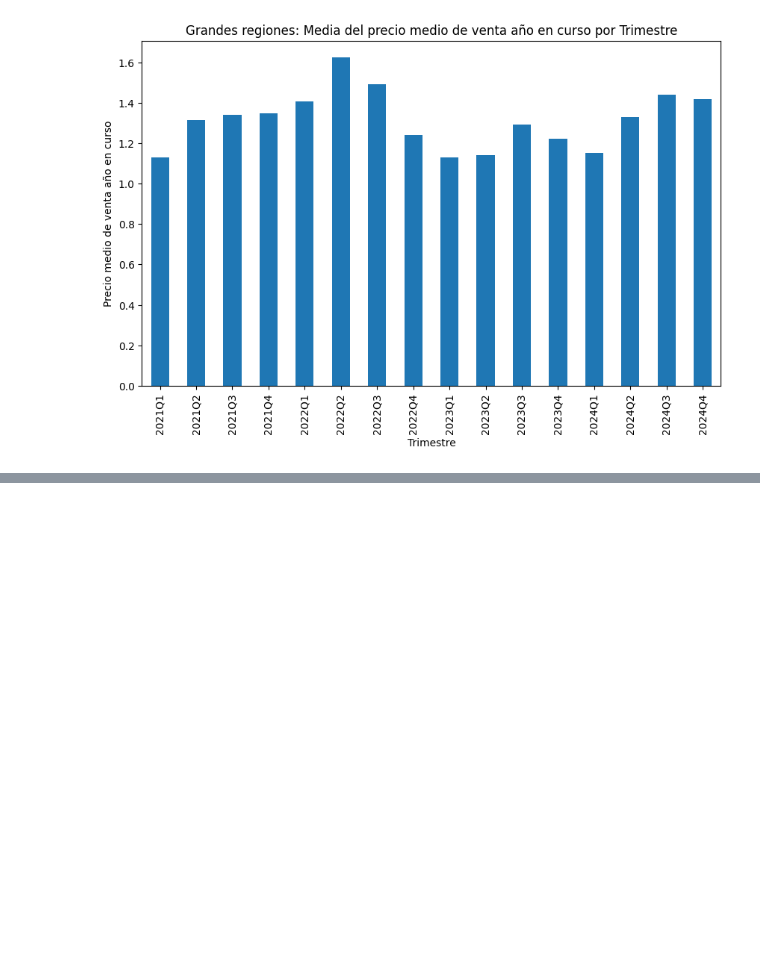
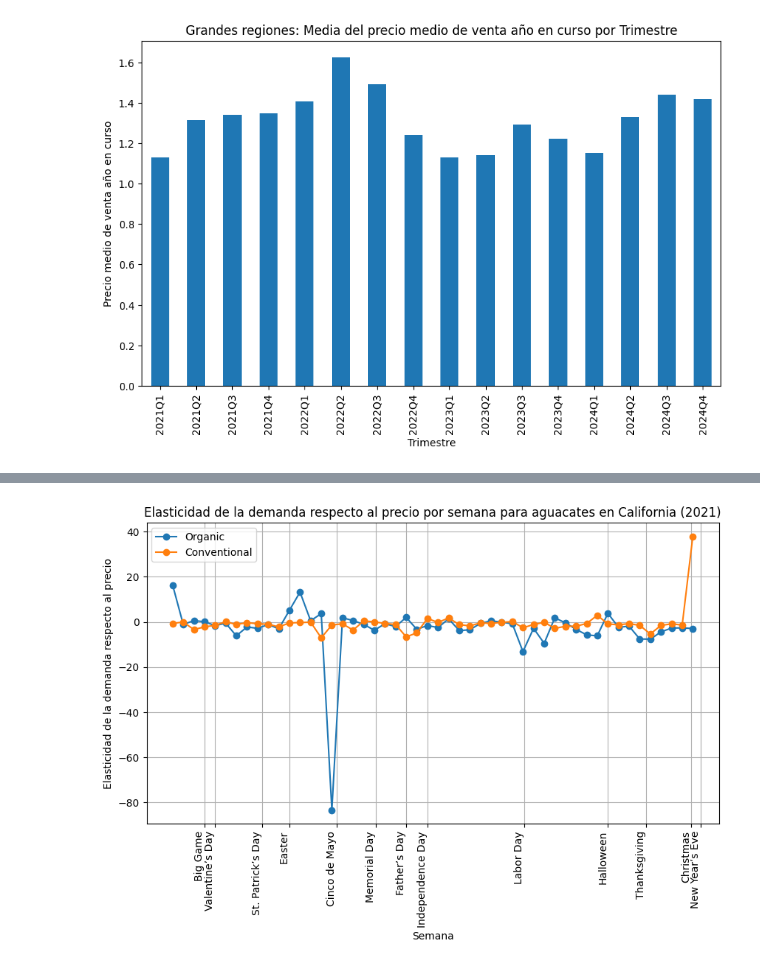
Before and after one commit to arboldeku/Avocado-2.0, a Jupyter notebook: code/exploracion_datos.ipynb, the cells around one changed output, grey strips where cells are left out. Saved outputs shown, nothing was run; the diff lists cells and outputs as text; code cells hidden in the pictures; blank space fills up the shorter version.

```diff
--- a/code/exploracion_datos.ipynb
+++ b/code/exploracion_datos.ipynb
@@ -255,19 +250,0 @@ plt.show()
-# %%
-# Calculate the percentage change for Total Bulk and Bags Units and ASP Current Year
-filtered_df_greaterregions['Pct_Change_Units'] = filtered_df_greaterregions['Total Bulk and Bags Units'].pct_change()
-filtered_df_greaterregions['Pct_Change_Price'] = filtered_df_greaterregions['ASP Current Year'].pct_change()
-
-# Calculate the price elasticity of demand
-filtered_df_greaterregions['Elasticity'] = filtered_df_greaterregions['Pct_Change_Units'] / filtered_df_greaterregions['Pct_Change_Price']
-
-# Group by Quarter and calculate the mean elasticity
-quarterly_elasticity = filtered_df_greaterregions.groupby('Quarter')['Elasticity'].mean()
-
-# Plot the elasticity by quarter
-plt.figure(figsize=(10, 6))
-quarterly_elasticity.plot(kind='bar')
-plt.xlabel('Trimestre')
-plt.ylabel('Elasticidad Precio-Demanda')
-plt.title('Elasticidad Precio-Demanda por Trimestre')
-plt.grid(True)
-plt.show()
@@ -348,0 +320,27 @@ weekly_mean.head()
+# %%
+weekly_elasticity_california_organic = california_organic_df[['Current Year Week Ending', 'Elasticity']]
+weekly_elasticity_california_conventional = california_conventional_df[['Current Year Week Ending', 'Elasticity']]
+
+weekly_elasticity_california_organic_2021 = weekly_elasticity_california_organic[weekly_elasticity_california_organic['Current Year Week Ending'].dt.year == 2021]
+weekly_elasticity_california_conventional_2021 = weekly_elasticity_california_conventional[weekly_elasticity_california_conventional['Current Year Week Ending'].dt.year == 2021]
+
+highlight_dates_2021 = ['2021-02-07', '2021-02-14', '2021-03-17', '2021-04-04', '2021-05-05', '2021-05-31', '2021-06-20', '2021-07-04', '2021-09-06', '2021-10-31', '2021-11-25', '2021-12-25', '2021-12-31']
+highlight_labels_2021 = ['Big Game', 'Valentine’s Day', 'St. Patrick’s Day', 'Easter', 'Cinco de Mayo', 'Memorial Day', 'Father’s Day', 'Independence Day', 'Labor Day', 'Halloween', 'Thanksgiving', 'Christmas', 'New Year’s Eve']
+
+plt.figure(figsize=(10, 6))
+ax = weekly_elasticity_california_organic_2021.set_index('Current Year Week Ending')['Elasticity'].plot(kind='line', marker='o', label='Organic')
+weekly_elasticity_california_conventional_2021.set_index('Current Year Week Ending')['Elasticity'].plot(kind='line', marker='o', label='Conventional', ax=ax)
+plt.xlabel('Semana')
+plt.ylabel('Elasticidad de la demanda respecto al precio')
+plt.title('Elasticidad de la demanda respecto al precio por semana para aguacates en California (2021)')
+plt.legend()
+plt.grid(True)
+
+# Set custom x-ticks
+highlight_dates_dt = pd.to_datetime(highlight_dates_2021)
+ax.set_xticks(highlight_dates_dt)
+ax.set_xticklabels(highlight_labels_2021, rotation=90)
+
+plt.show()
+# %% [output]
+[figure, added]
```
Also changed, not shown: parts of 12 cells of this notebook, 3 other files.
